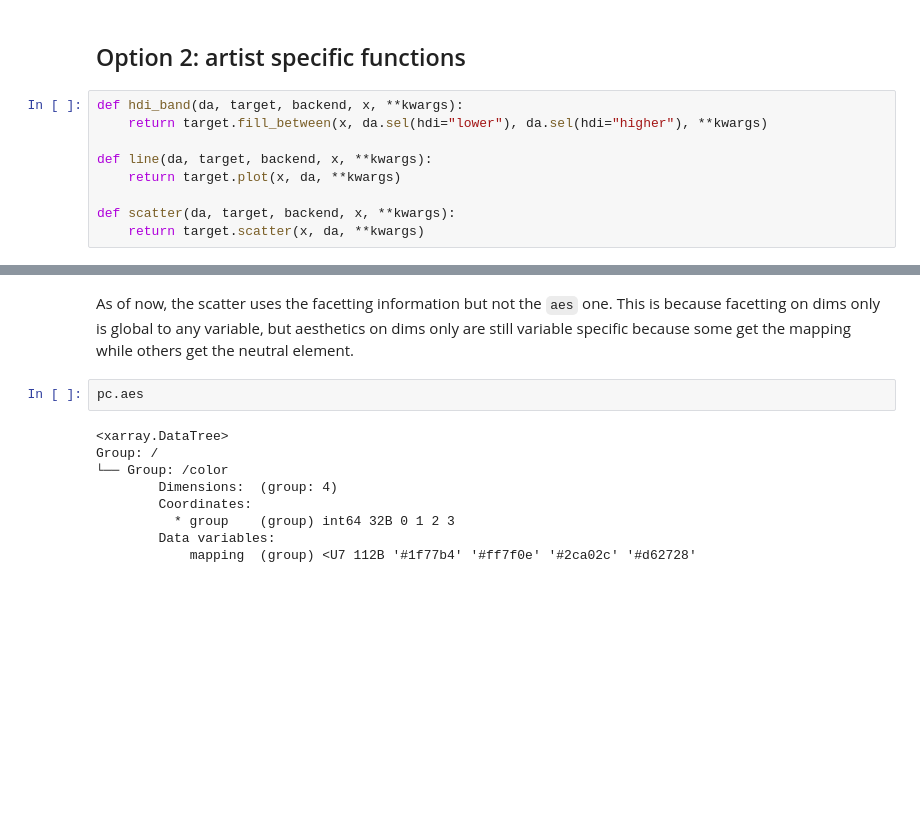
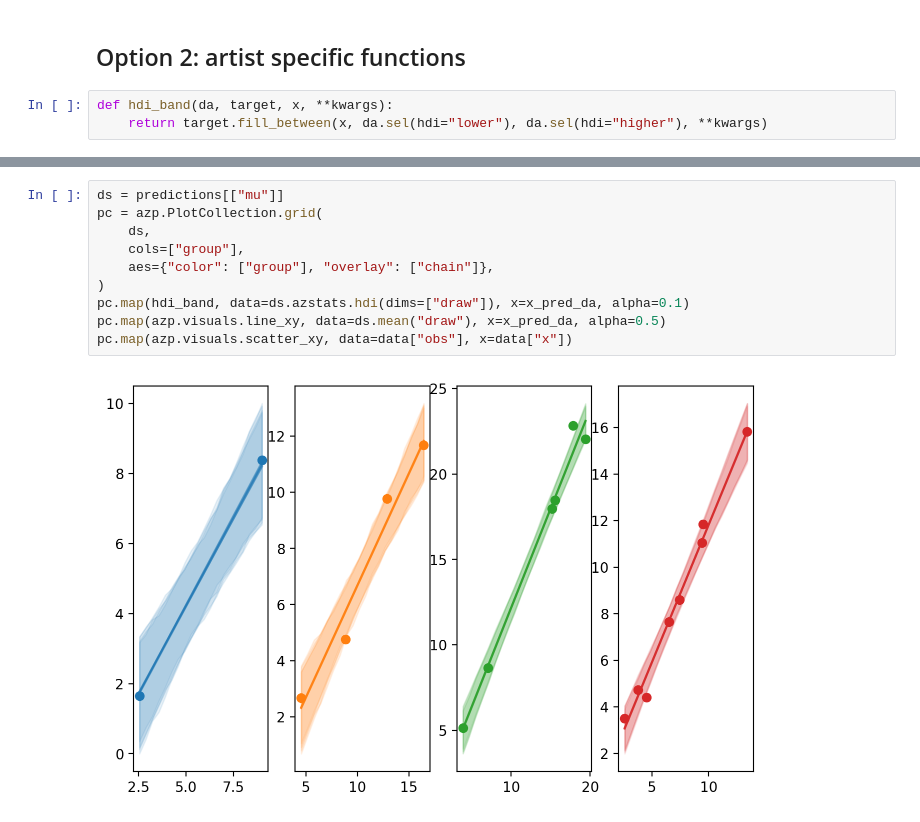
Before and after one commit to arviz-devs/arviz-plots, a Jupyter notebook: docs/source/tutorials/compose_own_plot.ipynb, the cells around one changed output, grey strips where cells are left out. Drawn from its saved outputs; the diff is of its cells as text; blank space fills up the shorter version.

Commit message:
remove backend arg from visuals

```diff
--- a/docs/source/tutorials/compose_own_plot.ipynb
+++ b/docs/source/tutorials/compose_own_plot.ipynb
@@ -187,14 +187,8 @@ pc.map(line_ribbon_dots, x_pred=x_pred_da, x=data["x"], y=data["obs"], alpha=0.3
 # %% [markdown]
 ## Option 2: artist specific functions
 # %%
-def hdi_band(da, target, backend, x, **kwargs):
+def hdi_band(da, target, x, **kwargs):
     return target.fill_between(x, da.sel(hdi="lower"), da.sel(hdi="higher"), **kwargs)
-
-def line(da, target, backend, x, **kwargs):
-    return target.plot(x, da, **kwargs)
-
-def scatter(da, target, backend, x, **kwargs):
-    return target.scatter(x, da, **kwargs)
 # %%
 ds = predictions[["mu"]]
 pc = azp.PlotCollection.grid(
@@ -230,16 +213,14 @@ pc.map(scatter, data=data[["obs"]], x=data["x"])
 # %% [output]
 [figure]
-# %% [markdown]
-As of now, the scatter uses the facetting information but not the `aes` one. This is because facetting on dims only is global to any variable,
-but aesthetics on dims only are still variable specific because some get the mapping while others get the neutral element.
-# %%
-pc.aes
-# %% [output]
-<xarray.DataTree>
-Group: /
-└── Group: /color
-        Dimensions:  (group: 4)
-        Coordinates:
-          * group    (group) int64 32B 0 1 2 3
-        Data variables:
-            mapping  (group) <U7 112B '#1f77b4' '#ff7f0e' '#2ca02c' '#d62728'
+# %%
+ds = predictions[["mu"]]
+pc = azp.PlotCollection.grid(
+    ds,
+    cols=["group"],
+    aes={"color": ["group"], "overlay": ["chain"]},
+)
+pc.map(hdi_band, data=ds.azstats.hdi(dims=["draw"]), x=x_pred_da, alpha=0.1)
+pc.map(azp.visuals.line_xy, data=ds.mean("draw"), x=x_pred_da, alpha=0.5)
+pc.map(azp.visuals.scatter_xy, data=data["obs"], x=data["x"])
+# %% [output]
+[figure, added]
```
Also changed, not shown: parts of 7 cells of this notebook, 3 other files.
